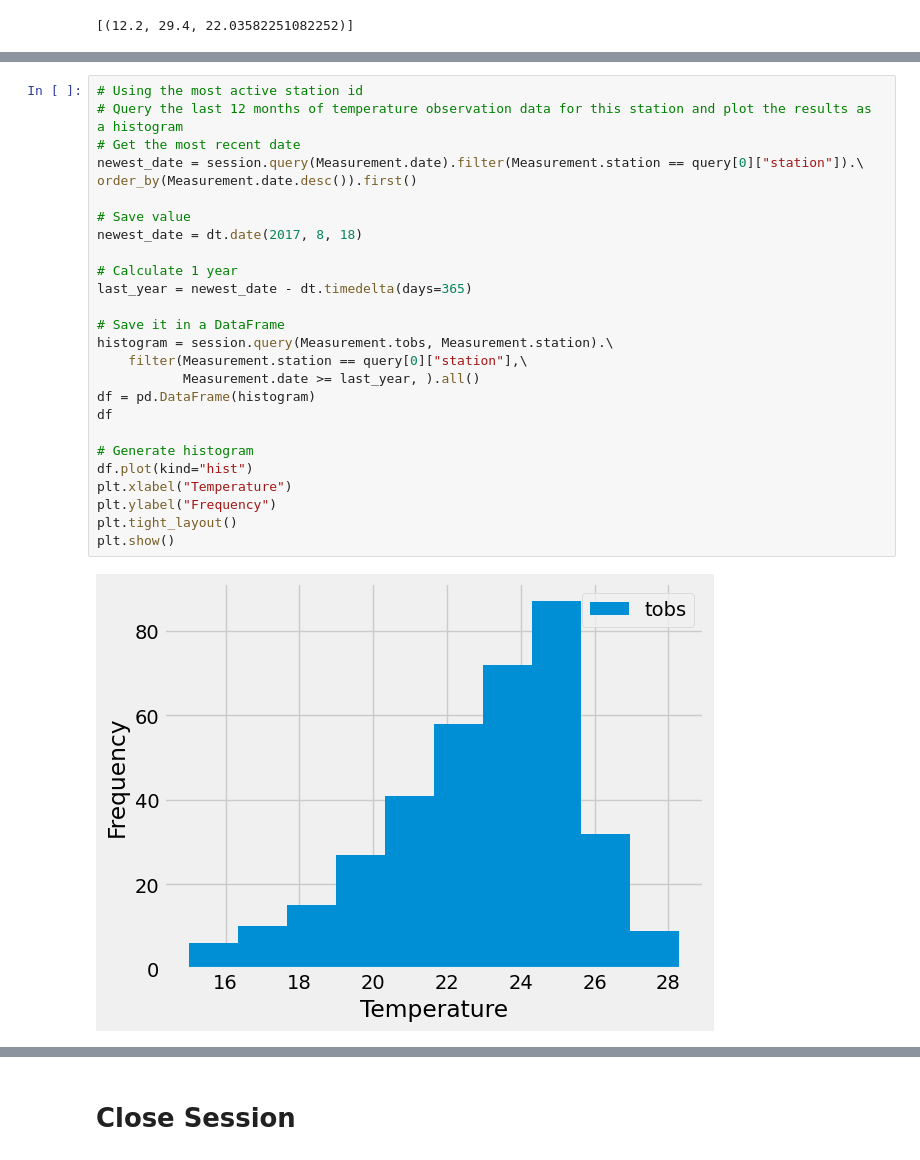
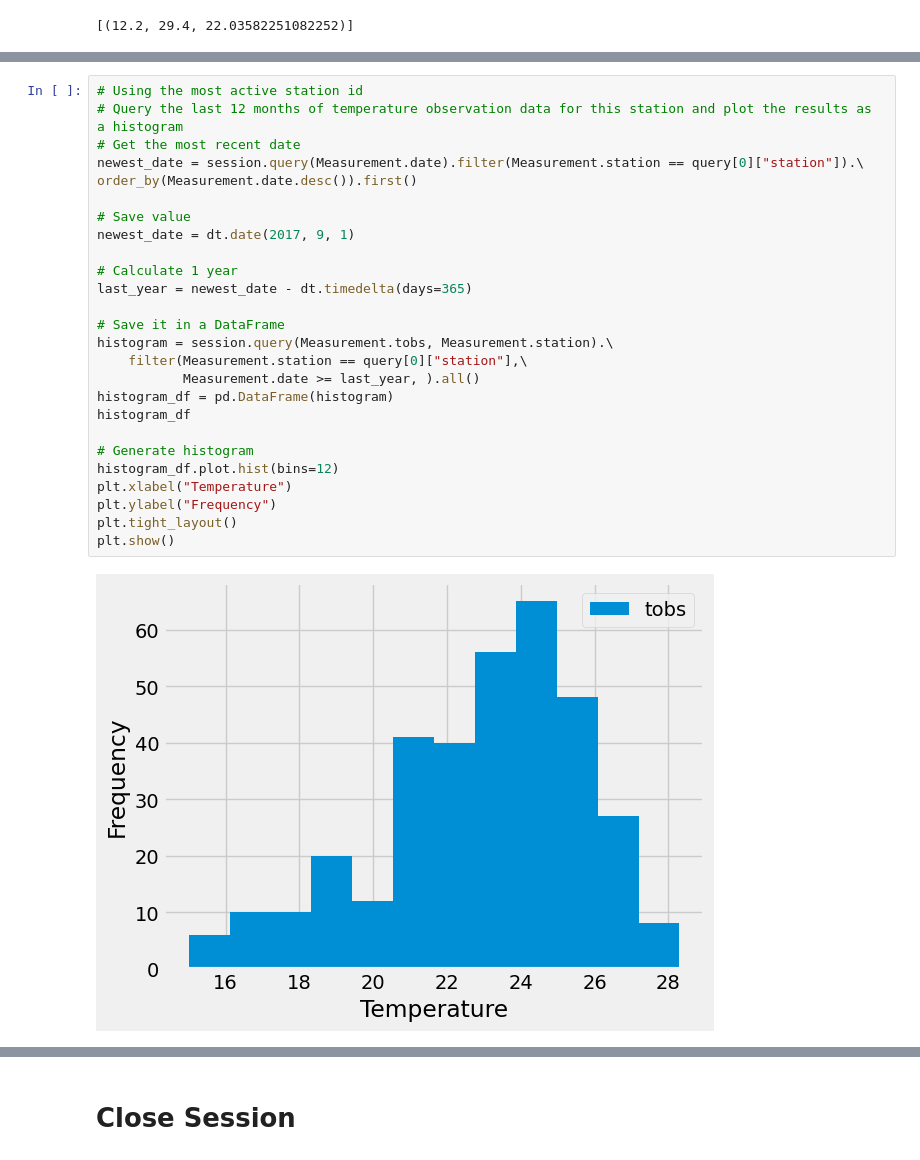
Before and after one commit to JulianRavelo/Sqlalchemy-challenge, a Jupyter notebook: SurfsUp/climate_starter.ipynb, the cells around one changed output, grey strips where cells are left out. Cells and saved outputs as stored; diff of their text form.

```diff
--- a/SurfsUp/climate_starter.ipynb
+++ b/SurfsUp/climate_starter.ipynb
@@ -194,28 +189,28 @@ newest_date
 # %%
 # Using the most active station id
 # Query the last 12 months of temperature observation data for this station and plot the results as a histogram
 # Get the most recent date
 newest_date = session.query(Measurement.date).filter(Measurement.station == query[0]["station"]).\
 order_by(Measurement.date.desc()).first()
 
 # Save value
-newest_date = dt.date(2017, 8, 18)
+newest_date = dt.date(2017, 9, 1)
 
 # Calculate 1 year
 last_year = newest_date - dt.timedelta(days=365)
 
 # Save it in a DataFrame
 histogram = session.query(Measurement.tobs, Measurement.station).\
     filter(Measurement.station == query[0]["station"],\
            Measurement.date >= last_year, ).all()
-df = pd.DataFrame(histogram)
-df
+histogram_df = pd.DataFrame(histogram)
+histogram_df
 
 # Generate histogram
-df.plot(kind="hist")
+histogram_df.plot.hist(bins=12)
 plt.xlabel("Temperature")
 plt.ylabel("Frequency")
 plt.tight_layout()
 plt.show()
 # %% [output]
-[figure, old version]
+[figure, new version]
```
Also changed, not shown: parts of 4 cells of this notebook.
